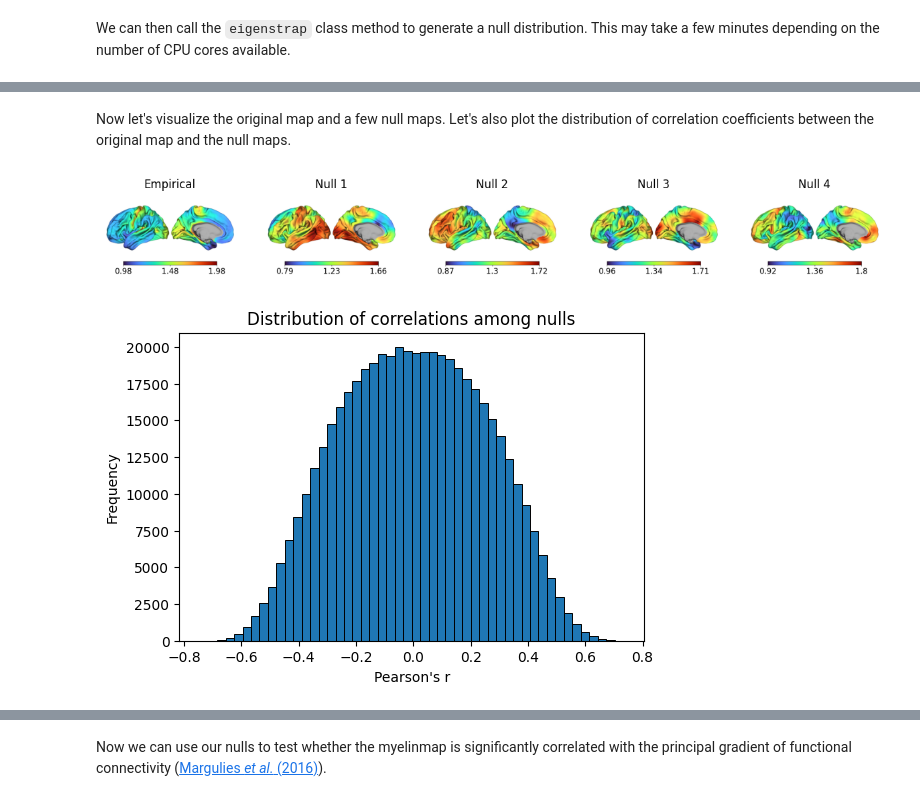
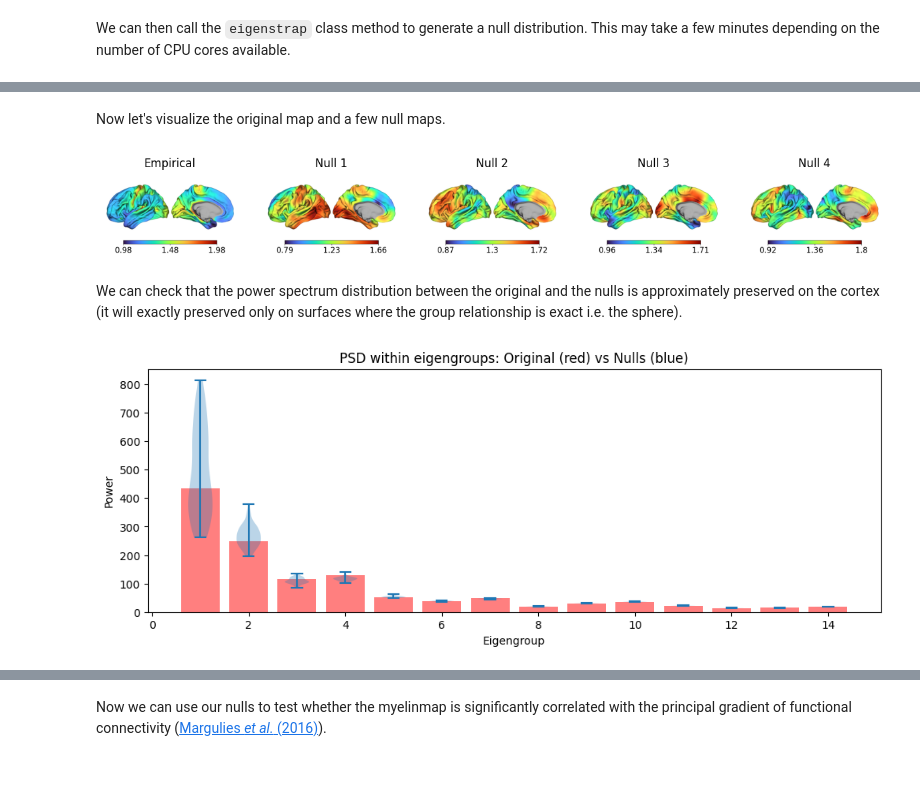
Before and after one commit to VictorBarnes/neuromodes, a Jupyter notebook: docs/tutorials/eigenstrapping.ipynb, the cells around one changed output, grey strips where cells are left out. Saved outputs shown, nothing was run; the diff lists cells and outputs as text; code cells hidden in the pictures; blank space fills up the shorter version.

```diff
--- a/docs/tutorials/eigenstrapping.ipynb
+++ b/docs/tutorials/eigenstrapping.ipynb
@@ -53,5 +53,5 @@ print(nulls.shape)
 # %% [markdown]
-Now let's visualize the original map and a few null maps. Let's also plot the distribution of correlation coefficients between the original map and the null maps.
+Now let's visualize the original map and a few null maps.
 # %%
 # Plot nulls
 lh_surfpath = files('neuromodes.data') / f'sp-human_tpl-fsLR_den-{density}_hemi-L_midthickness.surf.gii'
@@ -71,17 +71,28 @@ with as_file(lh_surfpath) as lh_surfpath:
 
         plot_surf(lh_surfpath, data, cmap='turbo', color_range=color_range, ax=axs[i], cbar=True)
         axs[i].set_title(title)
-
-# Plot null correlation distribution
-inter_null_corrs = np.corrcoef(nulls.T)
-triu_inds = np.triu_indices_from(inter_null_corrs, k=1)
-fig2, ax2 = plt.subplots(figsize=(6, 4))
-ax2.hist(inter_null_corrs[triu_inds], bins=50, edgecolor='black', linewidth=0.7)
-ax2.set_title("Distribution of correlations among nulls")
-ax2.set_xlabel("Pearson's r")
-ax2.set_ylabel("Frequency")
-
-plt.show()
 # %% [output]
 [figure]
-[figure, removed]
+# %% [markdown]
+We can check that the power spectrum distribution between the original and the nulls is approximately preserved on the cortex (it will exactly preserved only on surfaces where the group relationship is exact i.e. the sphere).
+# %%
+# PSD within each eigengroup should be approximately preserved
+group_indices = np.floor(np.sqrt(np.arange(n_modes))).astype(int)
+n_groups = group_indices.max() + 1
+
+beta0 = solver.decompose(myelinmap)
+psd0 = np.bincount(group_indices, weights=beta0.ravel()**2)
+
+beta1 = solver.decompose(nulls)
+psd1 = np.array([np.bincount(group_indices, weights=beta1[:, i].ravel()**2) for i in range(n_nulls)])
+
+
+fig, axs = plt.subplots(figsize=(12,4))
+axs.bar(range(1,n_groups), psd0[1:], color='red', alpha=0.5)
+axs.violinplot(psd1[:,1:], positions=range(1,n_groups))
+axs.set_title("PSD within eigengroups: Original (red) vs Nulls (blue)")
+axs.set_xlabel("Eigengroup")
+axs.set_ylabel("Power")
+plt.show()
+# %% [output]
+[figure, added]
```
Also changed, not shown: parts of 5 cells of this notebook.
